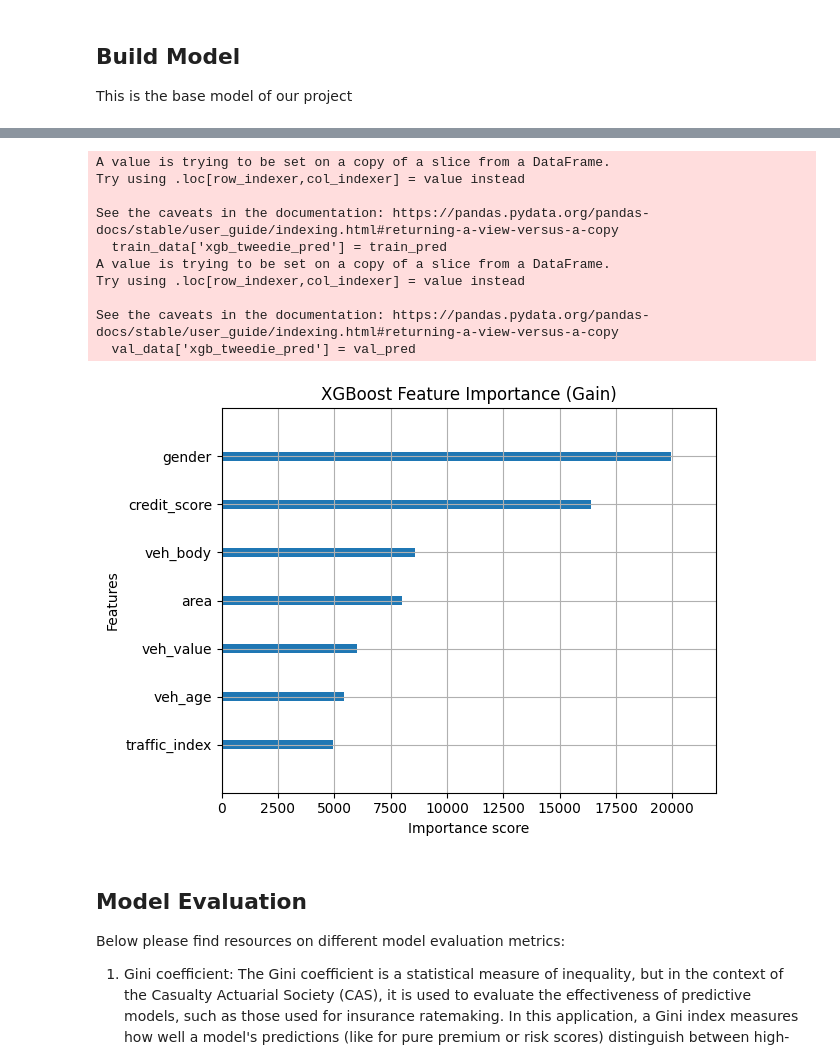
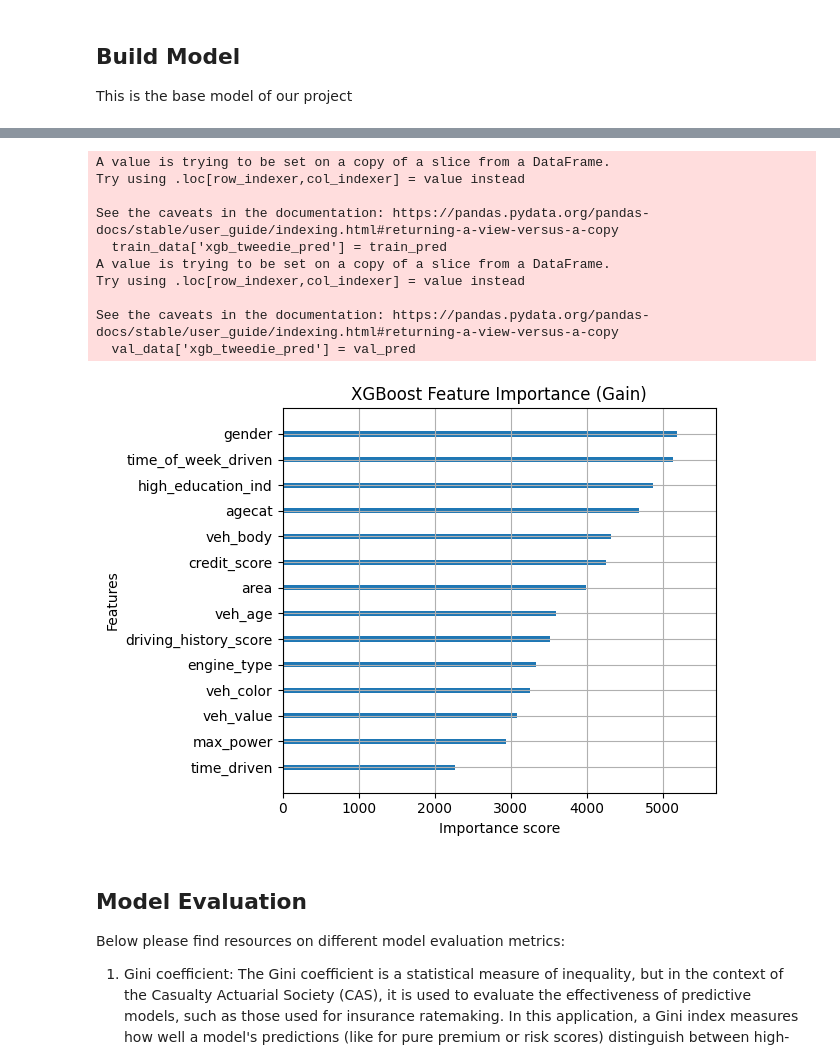
Before and after one commit to mengjin67/data_science_bootcamp_lecture_1, a Jupyter notebook: analysis_pipeline/model_selection.ipynb, the cells around one changed output, grey strips where cells are left out. Saved outputs shown, nothing was run; the diff lists cells and outputs as text; code cells hidden in the pictures.

Commit message:
Change data to 2023 UMN Travelers Analytics Case Competition and rerun the entire study

```diff
--- a/analysis_pipeline/model_selection_09162025.ipynb
+++ b/analysis_pipeline/model_selection.ipynb
@@ -17,14 +19,18 @@ import rich
 ## Load Data
 # %%
 input_folder = "../.local/analysis_pipeline/data_exploration"
-model_data = pd.read_parquet(f"{input_folder}/model_data_09162025.parquet")
+model_data = pd.read_parquet(f"{input_folder}/model_data_{version_tag}.parquet")
 # %% [markdown]
 ## Build Model
 This is the base model of our project
 # %%
 # Define the list of predictors
-pred_lst = ['agecat2', 'gender', 'credit_score', 'area', 'traffic_index', 'veh_age', 'veh_body', 'veh_value']
-# Split the data into training and validation sets
+# Create predictor list
+veh_pred_lst = ['veh_value', 'veh_body', 'veh_age', 'engine_type', 'max_power', 'veh_color']
+policy_pred_lst = ['gender', 'agecat', 'e_bill' ]
+driving_behavior_pred_lst = ['area', 'time_of_week_driven', 'time_driven']
+demo_pred_lst = ['marital_status', 'high_education_ind', 'credit_score', 'driving_history_score']
+pred_lst = veh_pred_lst + policy_pred_lst + driving_behavior_pred_lst + demo_pred_lst# Split the data into training and validation sets
 train_data = model_data.loc[model_data['sample'] == '1|bld']
 val_data = model_data.loc[model_data['sample'] == '2|val']
 rich.print( train_data.shape, val_data.shape )
@@ -118,45 +114,50 @@ Best num_boost_round from CV: 231
 # %%
 # --- Model Fitting Score and Prediction ---
 # Prepare train and validation data for prediction
+from numpy import True_
+
+
 X_train = train_data[pred_lst].copy()
 X_val = val_data[pred_lst].copy()
 
 # Convert object columns to category for both sets
-for col in ['gender', 'area', 'veh_body']:
+for col in pred_lst:
     if X_train[col].dtype == 'object':
         X_train[col] = X_train[col].astype('category')
     if X_val[col].dtype == 'object':
         X_val[col] = X_val[col].astype('category')
 
-# DMatrix for prediction
+# In-sample fitted values
+# offset_train = np.log(1+train_data['exposure'].replace(0, np.nan)).fillna(0)
+# dtrain_pred = xgb.DMatrix(X_train, enable_categorical=True, base_margin=offset_train)
 dtrain_pred = xgb.DMatrix(X_train, enable_categorical=True)
-dval_pred = xgb.DMatrix(X_val, enable_categorical=True)
-
-# In-sample fitted values
 train_pred = model.predict(dtrain_pred)
 train_data['xgb_tweedie_pred'] = train_pred
 
 # Out-of-sample prediction on validation set
+# offset_val = np.log(1+val_data['exposure'].replace(0, np.nan)).fillna(0)
+# dval_pred = xgb.DMatrix(X_val, enable_categorical=True, base_margin=offset_val)
+dval_pred = xgb.DMatrix(X_val, enable_categorical=True)
 val_pred = model.predict(dval_pred)
 val_data['xgb_tweedie_pred'] = val_pred
 
 # --- Variable Importance Plot ---
 import matplotlib.pyplot as plt
 xgb.plot_importance(model, importance_type='gain', show_values=False, title='XGBoost Feature Importance (Gain)')
 plt.tight_layout()
 plt.show()
 # %% [output]
 A value is trying to be set on a copy of a slice from a DataFrame.
 Try using .loc[row_indexer,col_indexer] = value instead
 
 See the caveats in the documentation: https://pandas.pydata.org/pandas-docs/stable/user_guide/indexing.html#returning-a-view-versus-a-copy
   train_data['xgb_tweedie_pred'] = train_pred
 A value is trying to be set on a copy of a slice from a DataFrame.
 Try using .loc[row_indexer,col_indexer] = value instead
 
 See the caveats in the documentation: https://pandas.pydata.org/pandas-docs/stable/user_guide/indexing.html#returning-a-view-versus-a-copy
   val_data['xgb_tweedie_pred'] = val_pred
-[figure, old version]
+[figure, new version]
 # %%
 ### Load Base Model Into Memory
 output_folder = "../.local/analysis_pipeline/model_selection"
```
Also changed, not shown: parts of 7 cells of this notebook, 7 other files.
